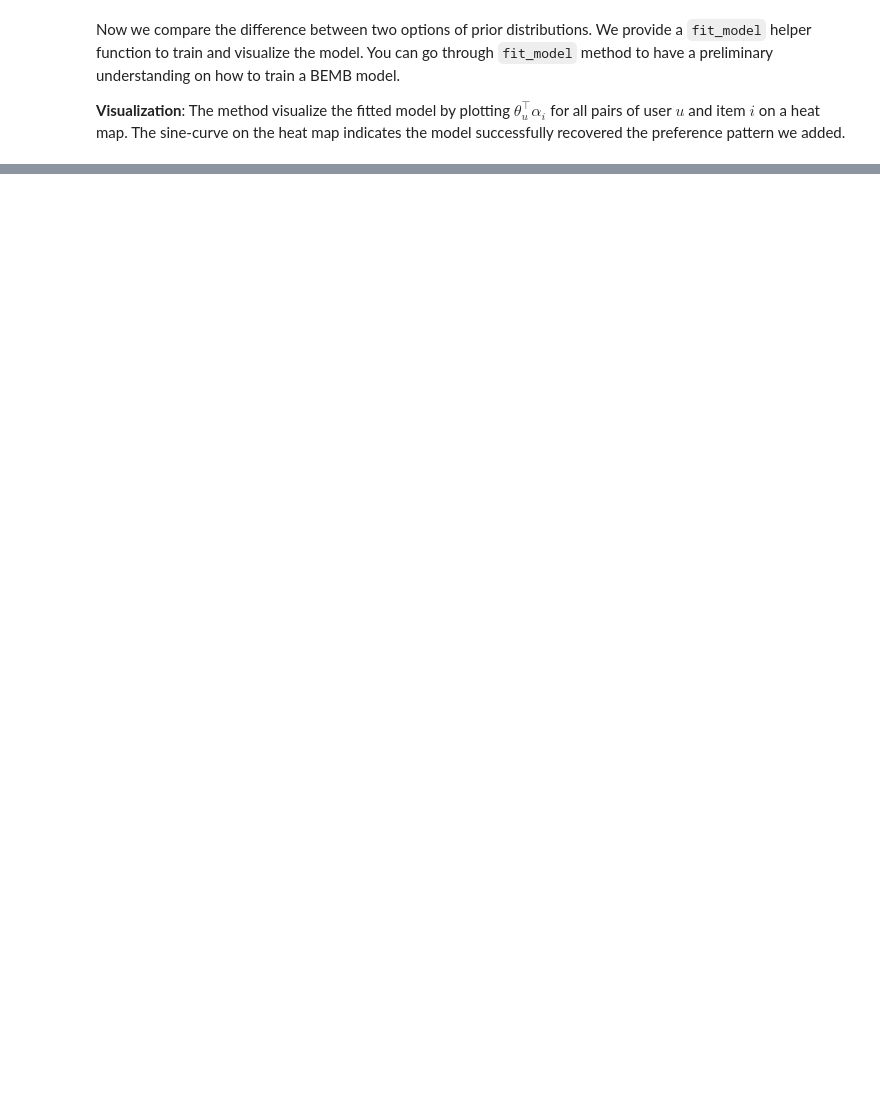
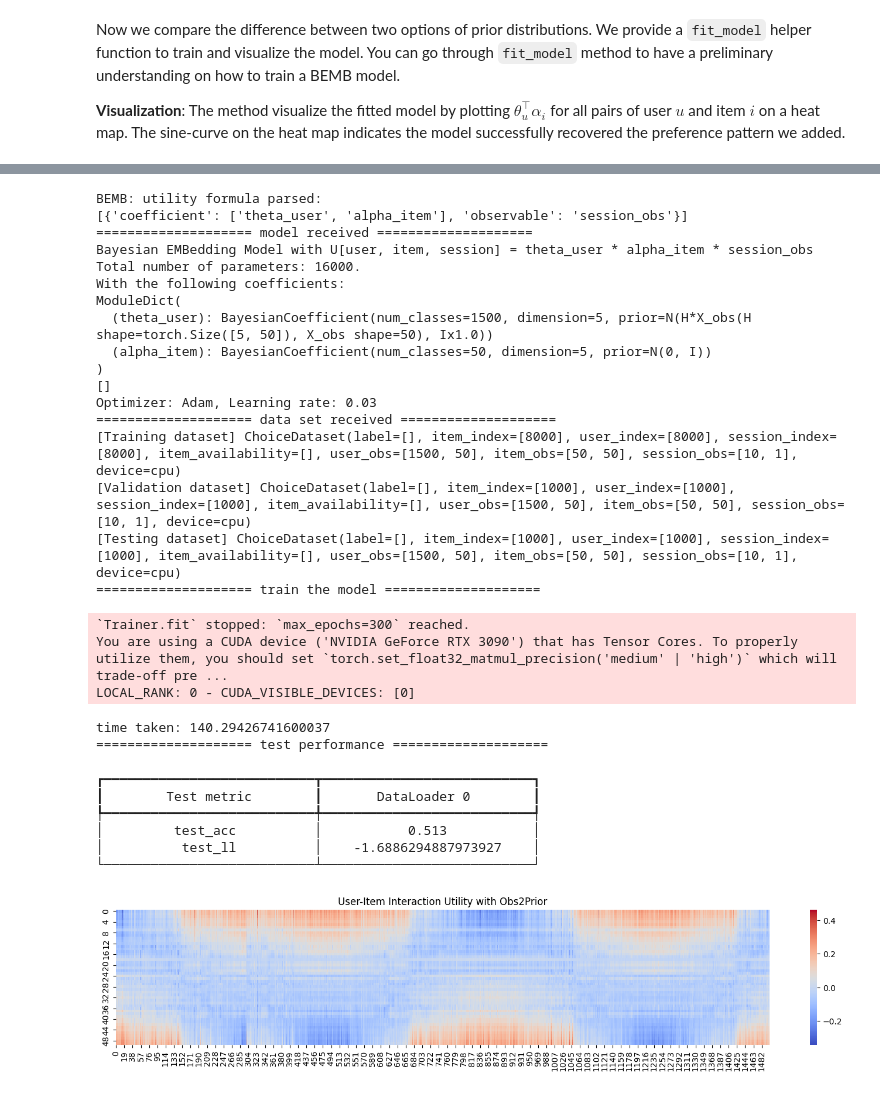
Before and after one commit to gsbDBI/bemb, a Jupyter notebook: tutorials/simulation/simulation_study_paper_demo.ipynb, the cells around one changed output, grey strips where cells are left out. Drawn from its saved outputs; the diff is of its cells as text; code cells hidden in the pictures; blank space fills up the shorter version.

```diff
--- a/tutorials/simulation/simulation_study_paper_demo.ipynb
+++ b/tutorials/simulation/simulation_study_paper_demo.ipynb
@@ -721,0 +791,3 @@ Now we compare the difference between two options of prior distributions. We pro
+# %%
+user_obs = torch.zeros(num_users, num_items)
+user_obs[torch.arange(num_users), Is] = 1
@@ -721,0 +805,43 @@ Now we compare the difference between two options of prior distributions. We pro
+# %%
+def fit_model(obs2prior: bool):
+    LATENT_DIM = 5  # the dimension of alpha and theta.
+    bemb = LitBEMBFlex(
+        learning_rate=0.03,  # set the learning rate, feel free to play with different levels.
+        pred_item=True,  # let the model predict item_index, don't change this one.
+        num_seeds=32,  # number of Monte Carlo samples for estimating the ELBO.
+        utility_formula='theta_user * alpha_item * session_obs',  # the utility formula.
+        num_users=num_users,
+        num_items=num_items,
+        num_sessions=num_sessions,
+        num_user_obs=dataset.user_obs.shape[1],
+        num_item_obs=dataset.item_obs.shape[1],
+        # whether to turn on obs2prior for each parameter.
+        obs2prior_dict={'theta_user': obs2prior, 'alpha_item': False},
+        # the dimension of latents, since the utility is an inner product of theta and alpha, they should have
+        # the same dimension.
+        coef_dim_dict={'theta_user': LATENT_DIM, 'alpha_item': LATENT_DIM}
+    )
+
+    # use GPU if available.
+    if torch.cuda.is_available():
+        bemb = bemb.to('cuda')
+
+    # use the provided run helper to train the model.
+    # we set batch size to be 5% of the data size, and train the model for 10 epochs.
+    # there would be 20*10=200 gradient update steps in total.
+    bemb = bemb.fit_model(dataset_list, batch_size=128, num_epochs=300, num_workers=0, device=DEVICE, enable_progress_bar=False)
+
+    # visualize the prediction.
+    T = bemb.model.coef_dict['theta_user'].variational_mean_flexible.data
+    A = bemb.model.coef_dict['alpha_item'].variational_mean_flexible.data
+    fig, ax = plt.subplots(figsize=(18, 3))
+    sns.heatmap((A @ T.T).numpy(), square=False, ax=ax, cmap='coolwarm')
+    if obs2prior:
+        ax.set_title("User-Item Interaction Utility with Obs2Prior")
+    else:
+        ax.set_title("User-Item Interaction Utility without Obs2Prior")
+    fig.savefig(f"simulation_files/simulation_4_interaction_hat_obs2prior={obs2prior}.png", dpi=DPI, bbox_inches="tight")
+    fig.show()
+# %%
+fit_model(True)
+# %% [output]
@@ -721,0 +863,29 @@ Now we compare the difference between two options of prior distributions. We pro
+BEMB: utility formula parsed:
+[{'coefficient': ['theta_user', 'alpha_item'], 'observable': 'session_obs'}]
+==================== model received ====================
+Bayesian EMBedding Model with U[user, item, session] = theta_user * alpha_item * session_obs
+Total number of parameters: 16000.
+With the following coefficients:
+ModuleDict(
+  (theta_user): BayesianCoefficient(num_classes=1500, dimension=5, prior=N(H*X_obs(H shape=torch.Size([5, 50]), X_obs shape=50), Ix1.0))
+  (alpha_item): BayesianCoefficient(num_classes=50, dimension=5, prior=N(0, I))
+)
+[]
+Optimizer: Adam, Learning rate: 0.03
+==================== data set received ====================
+[Training dataset] ChoiceDataset(label=[], item_index=[8000], user_index=[8000], session_index=[8000], item_availability=[], user_obs=[1500, 50], item_obs=[50, 50], session_obs=[10, 1], device=cpu)
+[Validation dataset] ChoiceDataset(label=[], item_index=[1000], user_index=[1000], session_index=[1000], item_availability=[], user_obs=[1500, 50], item_obs=[50, 50], session_obs=[10, 1], device=cpu)
+[Testing dataset] ChoiceDataset(label=[], item_index=[1000], user_index=[1000], session_index=[1000], item_availability=[], user_obs=[1500, 50], item_obs=[50, 50], session_obs=[10, 1], device=cpu)
+==================== train the model ====================
+`Trainer.fit` stopped: `max_epochs=300` reached.
+You are using a CUDA device ('NVIDIA GeForce RTX 3090') that has Tensor Cores. To properly utilize them, you should set `torch.set_float32_matmul_precision('medium' | 'high')` which will trade-off pre ...
+LOCAL_RANK: 0 - CUDA_VISIBLE_DEVICES: [0]
+time taken: 140.29426741600037
+==================== test performance ====================
+┏━━━━━━━━━━━━━━━━━━━━━━━━━━━┳━━━━━━━━━━━━━━━━━━━━━━━━━━━┓
+┃        Test metric        ┃       DataLoader 0        ┃
+┡━━━━━━━━━━━━━━━━━━━━━━━━━━━╇━━━━━━━━━━━━━━━━━━━━━━━━━━━┩
+│         test_acc          │           0.513           │
+│          test_ll          │    -1.6886294887973927    │
+└───────────────────────────┴───────────────────────────┘
+[figure, added]
```
Also changed, not shown: parts of 17 cells of this notebook, 6 other files.
